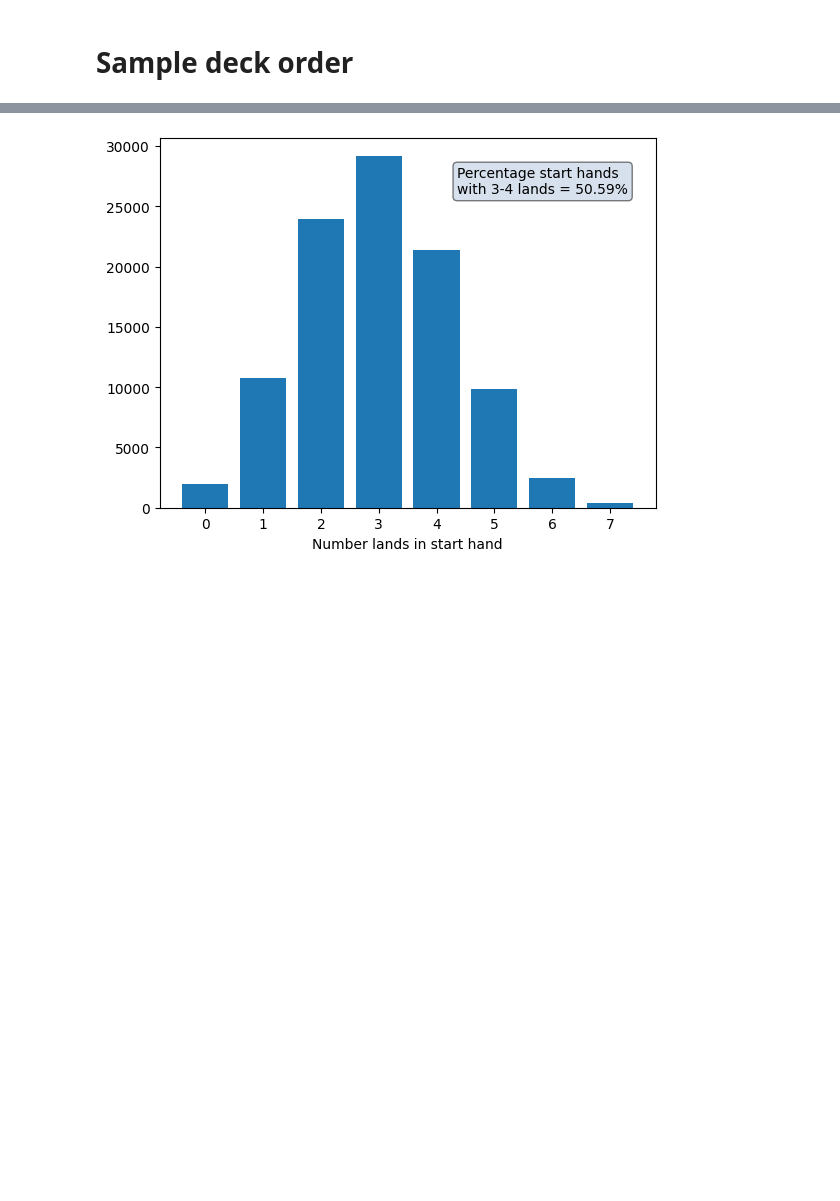
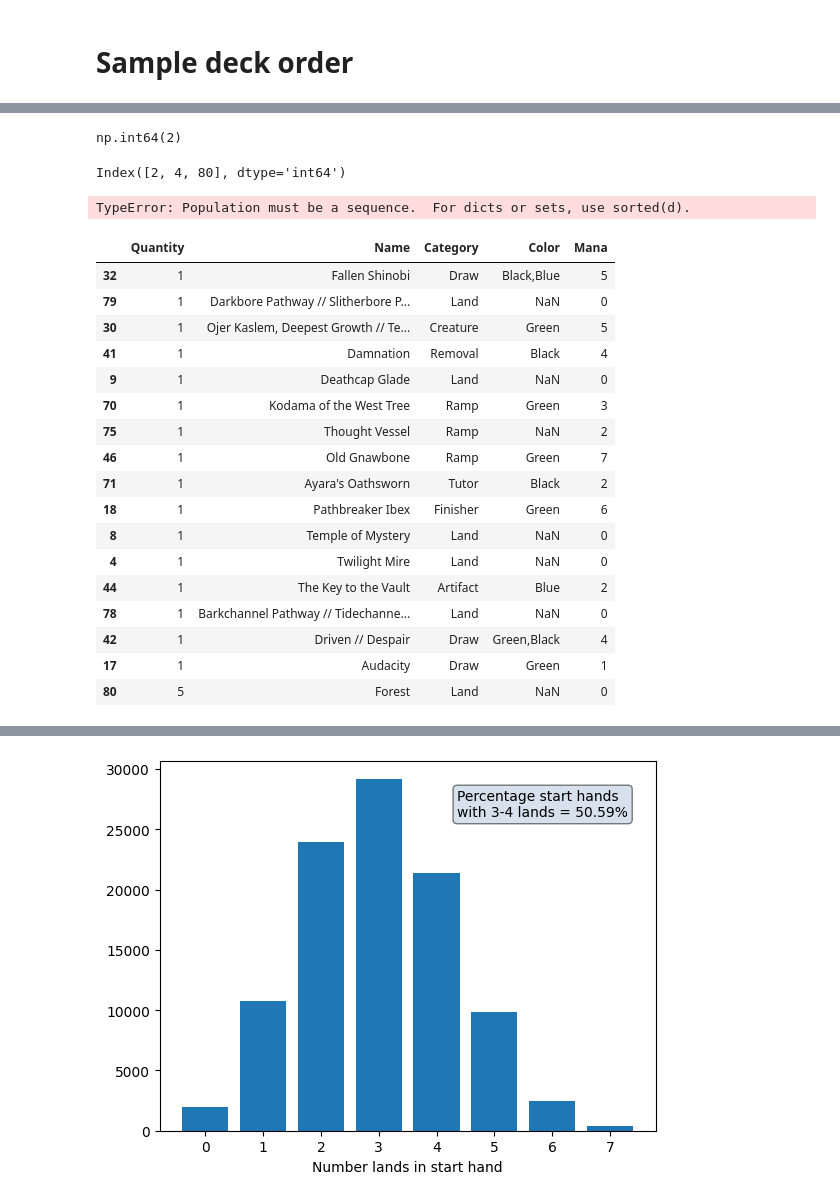
Before and after one commit to NanaGinnerup/mtg-commander, a Jupyter notebook: commander_start.ipynb, the cells around one changed output, grey strips where cells are left out. Cells and saved outputs as stored; diff of their text form; code cells hidden in the pictures; blank space fills up the shorter version.

```diff
--- a/commander_start.ipynb
+++ b/commander_start.ipynb
@@ -100,3 +100,16 @@ def plays_on_turns(
         round
 # %%
 hand=sample_hand(deck, 10)
+# %%
+start_hand_size=7; number_rounds=2
+
+total_number_cards=start_hand_size+number_rounds
+cards_in_hand=sample_hand(deck, total_number_cards)
+cards_in_hand['Played']=0
+
+for round in np.arange(1, number_rounds+1):
+    hand_this_turn=cards_in_hand.iloc[:start_hand_size+round]
+    lands_played=min(
+        len(hand_this_turn[hand_this_turn['Category']=='Land']),
+        round
+        )
@@ -102,0 +127,4 @@ hand=sample_hand(deck, 10)
+# %%
+lands_played
+# %% [output]
+np.int64(2)
@@ -102,0 +142,29 @@ hand=sample_hand(deck, 10)
+# %%
+land_ind[:]
+# %% [output]
+Index([2, 4, 80], dtype='int64')
+# %%
+random.sample(land_ind.values, 1)
+# %% [output]
+TypeError: Population must be a sequence.  For dicts or sets, use sorted(d).
+# %%
+hand_this_turn
+# %% [output]
+|  | Quantity | Name | Category | Color | Mana |
+| 32 | 1 | Fallen Shinobi | Draw | Black,Blue | 5 |
+| 79 | 1 | Darkbore Pathway // Slitherbore P... | Land | NaN | 0 |
+| 30 | 1 | Ojer Kaslem, Deepest Growth // Te... | Creature | Green | 5 |
+| 41 | 1 | Damnation | Removal | Black | 4 |
+| 9 | 1 | Deathcap Glade | Land | NaN | 0 |
+| 70 | 1 | Kodama of the West Tree | Ramp | Green | 3 |
+| 75 | 1 | Thought Vessel | Ramp | NaN | 2 |
+| 46 | 1 | Old Gnawbone | Ramp | Green | 7 |
+| 71 | 1 | Ayara's Oathsworn | Tutor | Black | 2 |
+| 18 | 1 | Pathbreaker Ibex | Finisher | Green | 6 |
+| 8 | 1 | Temple of Mystery | Land | NaN | 0 |
+| 4 | 1 | Twilight Mire | Land | NaN | 0 |
+| 44 | 1 | The Key to the Vault | Artifact | Blue | 2 |
+| 78 | 1 | Barkchannel Pathway // Tidechanne... | Land | NaN | 0 |
+| 42 | 1 | Driven // Despair | Draw | Green,Black | 4 |
+| 17 | 1 | Audacity | Draw | Green | 1 |
+| 80 | 5 | Forest | Land | NaN | 0 |
```
Also changed, not shown: parts of 14 cells of this notebook.
